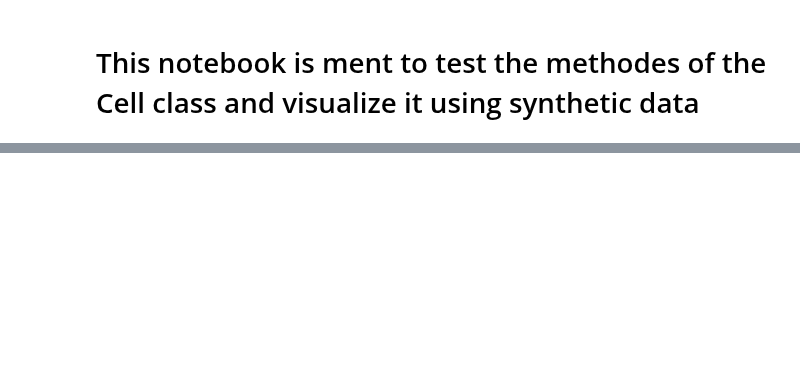
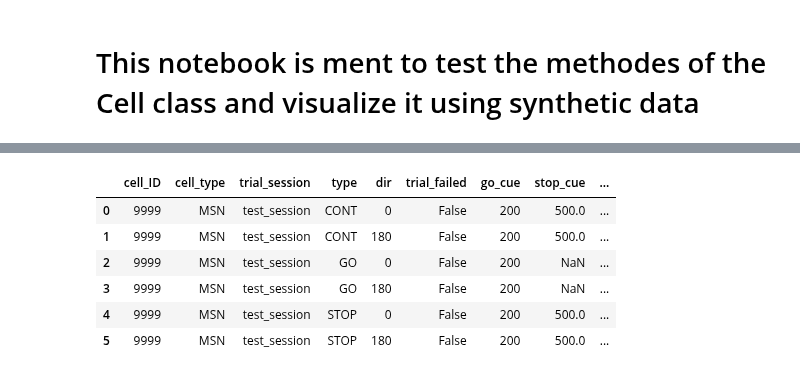
Before and after one commit to barrackHa/Population-Analysis, a Jupyter notebook: population_analysis/test_cell_class.ipynb, the cells around one changed output, grey strips where cells are left out. Saved outputs shown, nothing was run; the diff lists cells and outputs as text; code cells hidden in the pictures; blank space fills up the shorter version.

```diff
--- a/population_analysis/test_cell_class.ipynb
+++ b/population_analysis/test_cell_class.ipynb
@@ -243 +227,11 @@ WARNING:param.OverlayPlot04948: :NdOverlay   [Element] is empty and will be skip
 [interactive output not drawn]
+# %%
+test_cell.data
+# %% [output]
+|  | cell_ID | cell_type | trial_session | type | dir | trial_failed | go_cue | stop_cue | ... |
+| 0 | 9999 | MSN | test_session | CONT | 0 | False | 200 | 500.0 | ... |
+| 1 | 9999 | MSN | test_session | CONT | 180 | False | 200 | 500.0 | ... |
+| 2 | 9999 | MSN | test_session | GO | 0 | False | 200 | NaN | ... |
+| 3 | 9999 | MSN | test_session | GO | 180 | False | 200 | NaN | ... |
+| 4 | 9999 | MSN | test_session | STOP | 0 | False | 200 | 500.0 | ... |
+| 5 | 9999 | MSN | test_session | STOP | 180 | False | 200 | 500.0 | ... |
```
Also changed, not shown: parts of 5 cells of this notebook, 2 other files.
